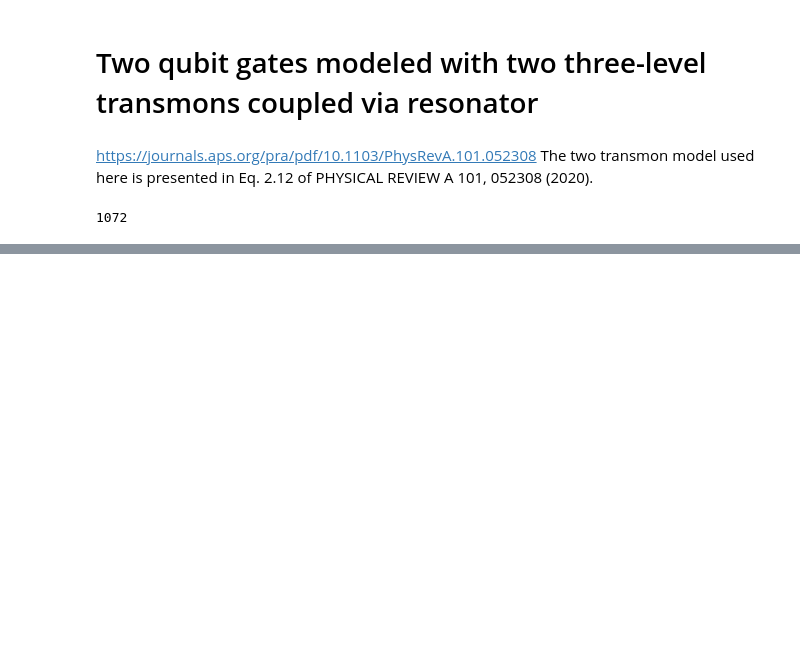
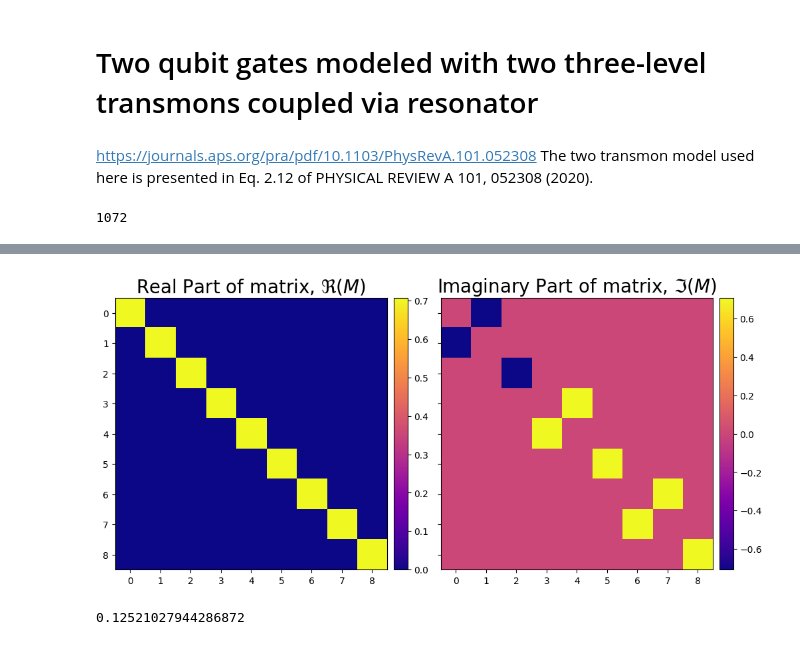
Before and after one commit to kapil-d/transmon-sim, a Jupyter notebook: two_transmon_gates.ipynb, the cells around one changed output, grey strips where cells are left out. Saved outputs shown, nothing was run; the diff lists cells and outputs as text; code cells hidden in the pictures; blank space fills up the shorter version.

```diff
--- a/two_transmon_gates.ipynb
+++ b/two_transmon_gates.ipynb
@@ -249,15 +263,18 @@ class Transmon:
         #plt.vlines(T, 0, 1.05, "k", linestyle="dashed")
 # %%
 class Transmon_System:
-    def __init__(self, q1: Transmon, q2: Transmon, J, Ω, dur) -> None:
+    def __init__(self, q1: Transmon, q2: Transmon, J, dur) -> None:
         self.q1 = q1
         self.q2 = q2
         self.J = J
-        self.Ω = Ω
+        #self.Ω = Ω
         self.rzx_dur = dur
         self.dt = q1.dt
+        self.H_system = Transmon_System.H_sys(q1.w, q2.w, q1.d, q2.d, J)
+        self.H_d_q1 = Transmon_System.H_drive_q1(self.q1.r)
+        self.H_d_q2 = Transmon_System.H_drive_q2(self.q2.r)
 
-        dressed_energies = np.linalg.eigh(Transmon_System.H_sys(q1.w, q2.w, q1.d, q2.d, J))[0]
+        dressed_energies = np.linalg.eigh(self.H_system)[0]
         #If statement ensures we have E_11 - E_10 + E_01 - E_00 because dressing the states messes up their kronecker ordering.
         #w_d is the drive frequency on the control transmon (transmon 1)
         if q1.w < q2.w:
@@ -266,12 +283,13 @@ class Transmon_System:
             self.w_d = 0.5 * (dressed_energies[5] - dressed_energies[2] + dressed_energies[1] - dressed_energies[0]) / (2 * np.pi)
 
 
-        self.R = self.w_d*np.array([0, 1, 2, 1, 2, 3, 2, 3, 4])
+        self.R = 2*np.pi*self.w_d*np.array([0, 1, 2, 1, 2, 3, 2, 3, 4])
         # construct the solver
         self.CR_solver = Solver(
-            static_hamiltonian=Operator(Transmon_System.H_sys(q1.w, q2.w, q1.d, q2.d, J)),
-            hamiltonian_operators=[Operator(Transmon_System.H_drive_q1(self.Ω))],
+            static_hamiltonian=Operator(self.H_system),
+            hamiltonian_operators=[Operator(self.H_d_q1)],
             rotating_frame=self.R,
+            #array_library='jax',
             rwa_cutoff_freq=2 * self.w_d,
             rwa_carrier_freqs= [self.w_d],
             hamiltonian_channels=['d0'],
@@ -286,6 +304,9 @@ class Transmon_System:
 
     def H_drive_q1(r):
         return np.kron(Transmon.H_drive(n, r), np.eye(3))
+
+    def H_drive_q2(r):
+        return np.kron(np.eye(3), Transmon.H_drive(n, r))
 
     def plot_two_qubit_populations(sol, max_t):
         pop00 = [psi.probabilities()[0] for psi in sol.y]
@@ -315,10 +336,11 @@ class Transmon_System:
         plt.legend(frameon=False)
         plt.ylim([0, 1.05])
         plt.xlim([0, max_t])
+        plt.grid()
         #plt.vlines(T, 0, 1.05, "k", linestyle="dashed")
 
 
-    def solve_CR_dynamics(self, initial_state, gate_pulse, plot_pops=True, JAXmethod = False):
+    def solve_CR_dynamics(self, initial_state, gate_pulse, plot_pops=True, JAXmethod = False, plot_matrix=True):
         #solve dynamics
         if JAXmethod == True:
             sol = self.CR_solver.solve(t_span=[0., self.rzx_dur*self.dt], method='jax_odeint',
@@ -327,4 +349,23 @@ class Transmon_System:
             sol = self.CR_solver.solve(t_span=[0., self.rzx_dur*self.dt],
                                             y0 = initial_state, signals=gate_pulse, atol=1e-8, rtol=1e-8)
         if plot_pops: Transmon_System.plot_two_qubit_populations(sol, self.rzx_dur*self.dt)
+        if (type(initial_state) ==  np.ndarray and plot_matrix): heatmap2d(sol.y[-1])
         return sol
+
+    def ideal_ZX(θ):
+        Z = np.array([[-1, 0, 0], [0, 1, 0], [0, 0, 1]], dtype=complex)
+        X = np.array([[0, 1, 0], [1, 0, 0], [0, 0, 1]], dtype=complex)
+        return expm(-0.5j*θ * np.kron(Z, X))
+
+    def ideal_RXI(θ):
+        return jnp.kron(Transmon.ideal_RX(θ), jnp.eye(3, dtype=complex))
+
+    @staticmethod
+    def fidelity(ideal_gate , U):
+        return jnp.abs(jnp.trace(ideal_gate.conj().T @ U))**2 / (n*n)**2
+
+
+transmon1 = Transmon(w1, d1, 0.3, dur, dt)
+transmon2 = Transmon(w2, d2, 0.3, dur, dt)
+
+system = Transmon_System(transmon1, transmon2, J=0.004, dur=rzx_dur)
@@ -355,0 +398,8 @@ twoq_drag.draw()
+# %%
+heatmap2d(Transmon_System.ideal_ZX(-np.pi/2))
+# %% [output]
+[figure, added]
+# %%
+Transmon_System.fidelity(Transmon_System.ideal_ZX(-np.pi/2), CRsol.y[-1]).item()
+# %% [output]
+0.12521027944286872
```
Also changed, not shown: parts of 13 cells of this notebook, 1 other file.
